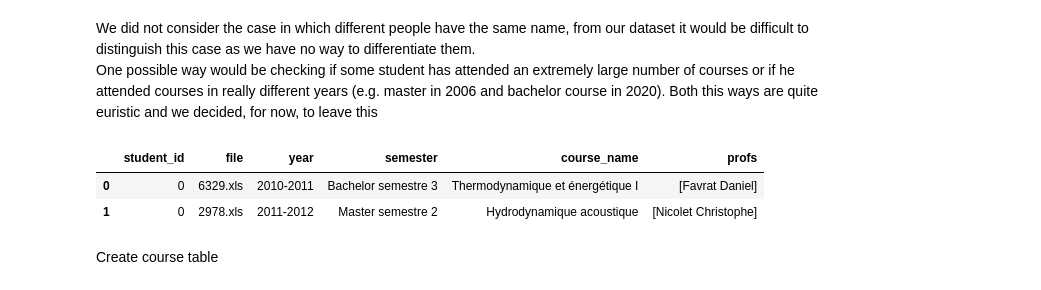
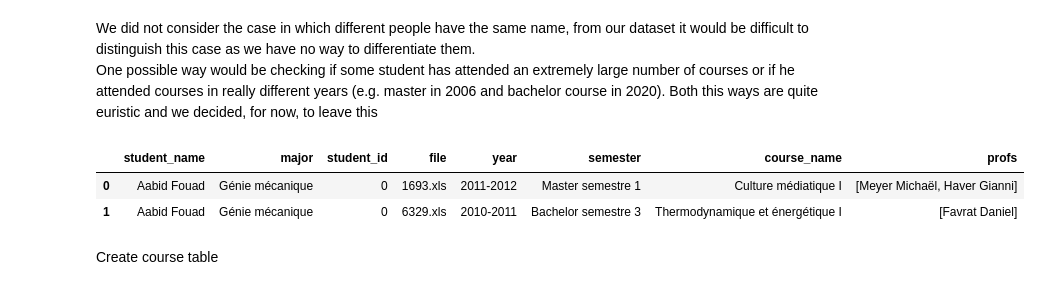
Before and after one commit to com-480-data-visualization/com-480-project-xiaozu, a Jupyter notebook: src/data-analysis/preprocessing.ipynb, the cells around one changed output. Cells and saved outputs as stored; diff of their text form; code cells hidden in the pictures.

```diff
--- a/src/data-analysis/preprocessing.ipynb
+++ b/src/data-analysis/preprocessing.ipynb
@@ -287,13 +287,13 @@ One possible way would be checking if some student has attended an extremely lar
 # %%
 df_tmp_students = df_students
 df_tmp_students['student_id'] = df_students.index
-df_enrollment_tmp = df_tmp_students.merge(df_enrollment_large, left_on = ['student_name', 'section'], right_on = ['student_name', 'section'])
-df_enrollment_med = df_enrollment_tmp.drop(['student_name', 'section'], axis=1)
+df_enrollment_tmp = df_tmp_students.merge(df_enrollment_large, left_on = ['student_name'], right_on = ['student_name'])
+df_enrollment_med = df_enrollment_tmp.drop('section_y', axis=1).rename(columns={'section_x' : 'major'})
 df_enrollment_med.head(2)
 # %% [output]
-|  | student_id | file | year | semester | course_name | profs |
-| 0 | 0 | 6329.xls | 2010-2011 | Bachelor semestre 3 | Thermodynamique et énergétique I | [Favrat Daniel] |
-| 1 | 0 | 2978.xls | 2011-2012 | Master semestre 2 | Hydrodynamique acoustique | [Nicolet Christophe] |
+|  | student_name | major | student_id | file | year | semester | course_name | profs |
+| 0 | Aabid Fouad | Génie mécanique | 0 | 1693.xls | 2011-2012 | Master semestre 1 | Culture médiatique I | [Meyer Michaël, Haver Gianni] |
+| 1 | Aabid Fouad | Génie mécanique | 0 | 6329.xls | 2010-2011 | Bachelor semestre 3 | Thermodynamique et énergétique I | [Favrat Daniel] |
 # %% [markdown]
 Create course table
 # %%
```
Also changed, not shown: parts of 8 cells of this notebook, 4 other files.
